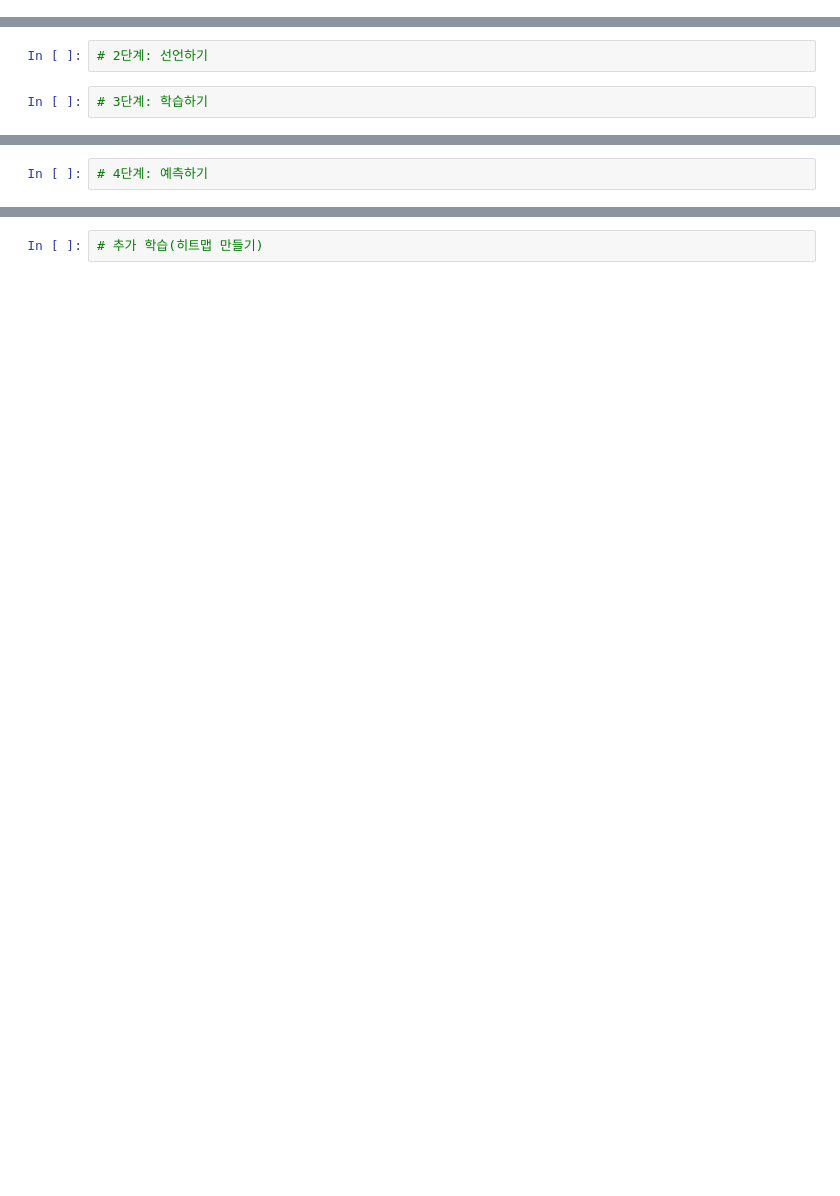
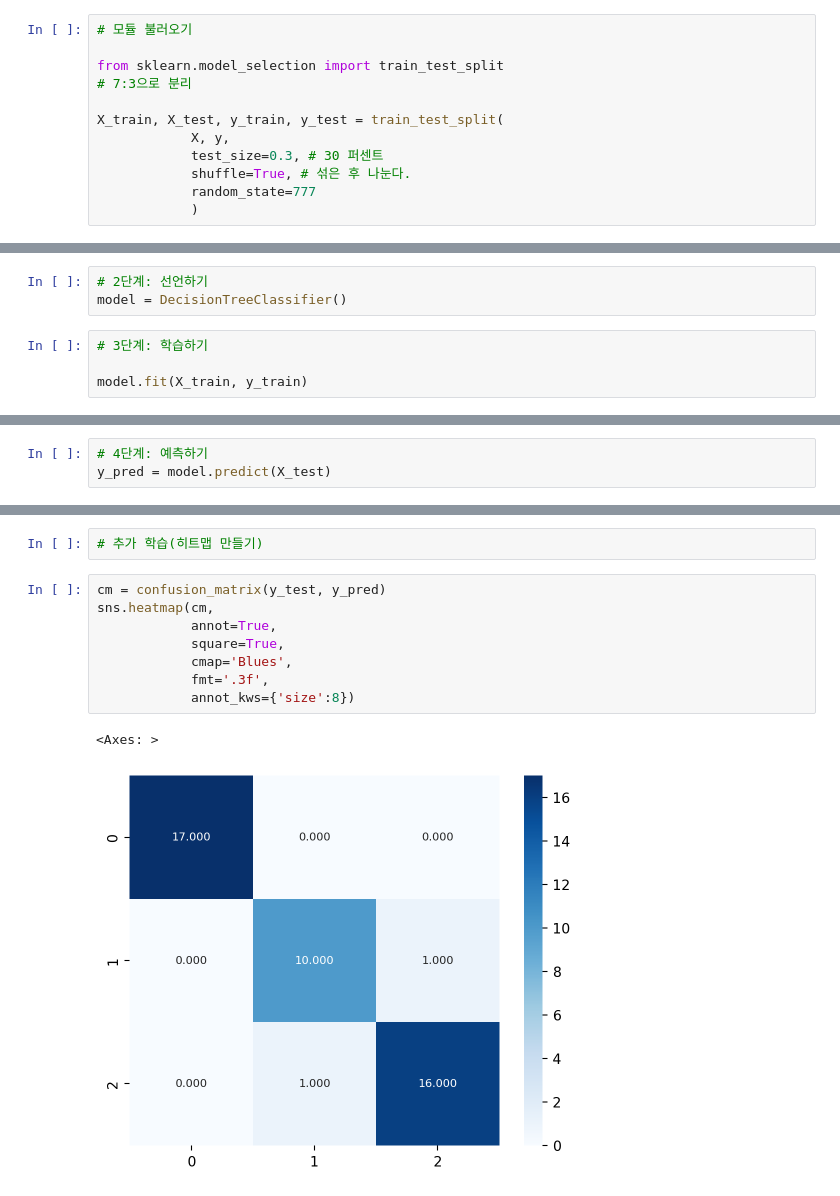
Before and after one commit to jexists/sk_network, a Jupyter notebook: 08.machine_learning/52_실습02_ML/실습02_ML코드익히기(Iris).ipynb, the cells around one changed output, grey strips where cells are left out. Saved outputs shown, nothing was run; the diff lists cells and outputs as text; blank space fills up the shorter version.

```diff
--- a/08.machine_learning/52_실습02_ML/실습02_ML코드익히기(Iris).ipynb
+++ b/08.machine_learning/52_실습02_ML/실습02_ML코드익히기(Iris).ipynb
@@ -75,3 +167,15 @@
+# %%
+# 모듈 불러오기
+
+from sklearn.model_selection import train_test_split
+# 7:3으로 분리
+
+X_train, X_test, y_train, y_test = train_test_split(
+            X, y,
+            test_size=0.3, # 30 퍼센트
+            shuffle=True, # 섞은 후 나눈다.
+            random_state=777
+            )
 # %% [markdown]
 # 4.모델링
 
@@ -88,4 +195,7 @@
 # %%
 # 2단계: 선언하기
+model = DecisionTreeClassifier()
 # %%
 # 3단계: 학습하기
+
+model.fit(X_train, y_train)
@@ -92,4 +204,5 @@
 # %%
 # 4단계: 예측하기
+y_pred = model.predict(X_test)
 # %%
 # 5단계 평가하기
@@ -96,2 +212,13 @@
 # %%
 # 추가 학습(히트맵 만들기)
+# %%
+cm = confusion_matrix(y_test, y_pred)
+sns.heatmap(cm,
+            annot=True,
+            square=True,
+            cmap='Blues',
+            fmt='.3f',
+            annot_kws={'size':8})
+# %% [output]
+<Axes: >
+[figure, added]
```
Also changed, not shown: parts of 20 cells of this notebook, 2 other files.
